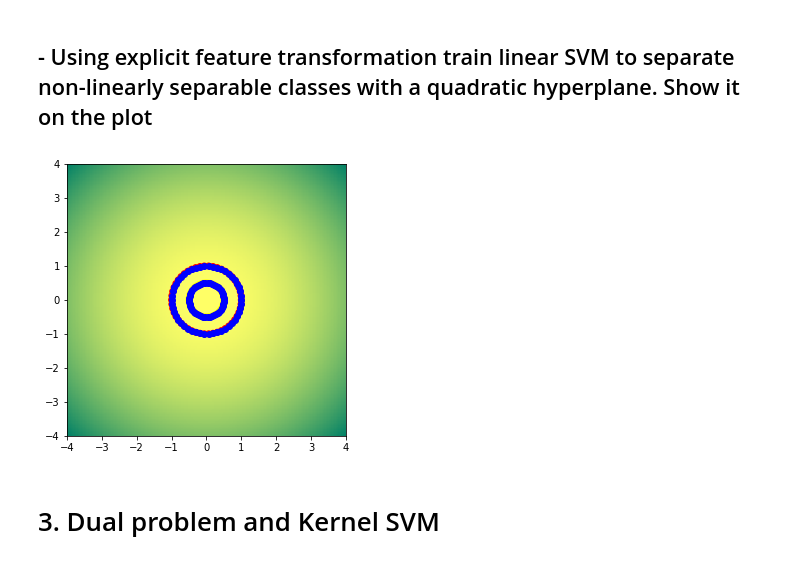
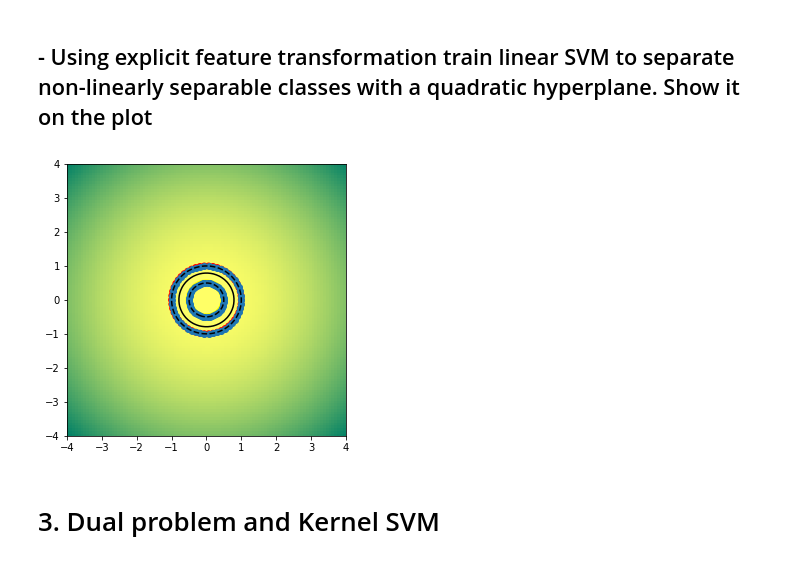
Before and after one commit to Rhymmor/ML-course-reports, a Jupyter notebook: Lab 3/Lab #3 SVM (QP, Kernel trick).ipynb, the cells around one changed output. Cells and saved outputs as stored; diff of their text form; code cells hidden in the pictures.

```diff
--- a/Lab 3/Lab #3 SVM (QP, Kernel trick).ipynb
+++ b/Lab 3/Lab #3 SVM (QP, Kernel trick).ipynb
@@ -346,13 +346,13 @@ class LinearSVM(BaseEstimator):
         self.weights_ = qp_sol['x'][:n_features]
         self.xi_ = qp_sol['x'][n_features:(len(qp_sol['x']) - 1)]
         self.bias_ = qp_sol['x'][len(qp_sol['x']) - 1]
-        self.supp_ind_ = [i for i in range(n_samples) if self._is_supp_vec(X_, y, i)]
-        return {'weights': self.weights_, 'bias': self.bias_, 'xi': self.xi_, "supp_ind": self.supp_ind_}
+        self.supp_vect_ = self._supp_vec(X,y)
+        return {'weights': self.weights_, 'bias': self.bias_, 'xi': self.xi_, 'supp_vect': self.supp_vect_}
 
-    def _is_supp_vec(self, X, y, i):
-        left = y[i] * (np.dot(list(self.weights_), list(X[i])) - self.bias_)
-        right = 1 - self.xi_[i]
-        return np.isclose(left, right)
+    def _supp_vec(self, X, y):
+        n_samples, n_features = X.shape
+        supp_vect = [i for i in range(n_samples) if np.isclose( y[i] * self.predict_proba(X[i]), 1 - self.xi_[i])]
+        return supp_vect
 
     def _qp_P(self, X, y):
         n_samples, n_features = X.shape
@@ -378,7 +378,7 @@ class LinearSVM(BaseEstimator):
             for j in range(n_features):
                 G[i][j] = -y[i] * X[i][j]
             G[i][n_features + i] = -1
-            G[i][dim - 1] = y[i]
+            G[i][dim - 1] = -y[i]
             G[n_samples + i][n_features + i] = -1
         return G
 
@@ -387,7 +387,7 @@ class LinearSVM(BaseEstimator):
         return np.append(-np.ones(n_samples), np.zeros(n_samples))
 
     def _qp(self, X, y):
-        P = 2 * matrix(self._qp_P(X, y).astype(np.double))
+        P = matrix(self._qp_P(X, y).astype(np.double))
         q = matrix(self._qp_q(X, y).astype(np.double))
         G = matrix(self._qp_G(X, y).astype(np.double))
         h = matrix(self._qp_h(X, y).astype(np.double))
@@ -443,23 +443,25 @@ plt.scatter(non_sep['X'][:, 0], non_sep['X'][:, 1], c=non_sep['y'])
 def plot(model, samples):
     plt.figure(figsize=(5, 5))
     plt.scatter(samples['X'][:, 0], samples['X'][:, 1], c=samples['y'], cmap='autumn')
-    plt.scatter(samples['X'][model.supp_ind_, 0], samples['X'][model.supp_ind_, 1], color='blue')
+    plt.scatter(samples['X'][model.supp_vect_, 0], samples['X'][model.supp_vect_, 1], cmap='spring')
+    rows, columns = samples['X'].shape
 
-    xvals = np.linspace(-4, 4, 200)
-    yvals = np.linspace(-4, 4, 200)
+    xvals = np.linspace(-4, 4, 100)
+    yvals = np.linspace(-4, 4, 100)
 
     xx, yy = np.meshgrid(xvals, yvals)
-    proba = model.predict_proba(np.c_[xx.ravel(), yy.ravel()])
-    #print proba
+    if columns == 2:
+        zz = np.reshape(model.predict_proba(np.c_[xx.ravel(), yy.ravel()]), xx.shape)
+    else:
+        zz = np.reshape(model.predict_proba(np.c_[xx.ravel(), yy.ravel(),xx.ravel()*xx.ravel(),xx.ravel()*yy.ravel(),yy.ravel()*yy.ravel()]), xx.shape)
     shape = xx.shape
-    zz = np.reshape(proba, shape)
     # Decision rule color encoding
     plt.pcolormesh(xx, yy, zz, cmap='summer', zorder=0)
 
     # Level lines of 0.5
-    plt.contour(xx, yy, zz, levels=(0.5,), colors='k', linewidths=1.5, zorder=1)
-    plt.contour(xx, yy, zz, levels=(1,), colors='k', linestyles='dashed', linewidths=1.5, zorder=1)
-    plt.contour(xx, yy, zz, levels=(-1,), colors='k', linewidths=1.5, zorder=1)
+    plt.contour(xx, yy, zz, levels=(0.0,), colors='k', linewidths=1.5, zorder=1)
+    plt.contour(xx, yy, zz, levels=(-1.0,), colors='k', linewidths=1.5, zorder=1, linestyles = '--')
+    plt.contour(xx, yy, zz, levels=(1.0,), colors='k', linewidths=1.5, zorder=1, linestyles = '--')
 
     plt.xlim([-4, 4])
     plt.ylim([-4, 4])
@@ -517,14 +519,17 @@ transform = lambda X: np.array([
     X[:, 0] * X[:, 0],
     X[:, 0] * X[:, 1],
     X[:, 1] * X[:, 1]
-]).transpose()
+]).T
+non_lin_trans = {}
+non_lin_trans['X'] = transform(non_lin['X'].copy())
+non_lin_trans['y'] = np.array(non_lin['y'])
 
 svm = LinearSVM(C=1E+5, transform=transform)
-fitting = svm.fit(non_lin['X'], non_lin['y'])
+fitting = svm.fit(non_lin_trans['X'], non_lin_trans['y'])
 # %%
-plot(svm, non_lin)
+plot(svm, non_lin_trans)
 # %% [output]
-[figure, old version]
+[figure, new version]
 # %% [markdown]
 # 3. Dual problem and Kernel SVM
 # %% [markdown]
```
Also changed, not shown: parts of 18 cells of this notebook, 2 other files.
